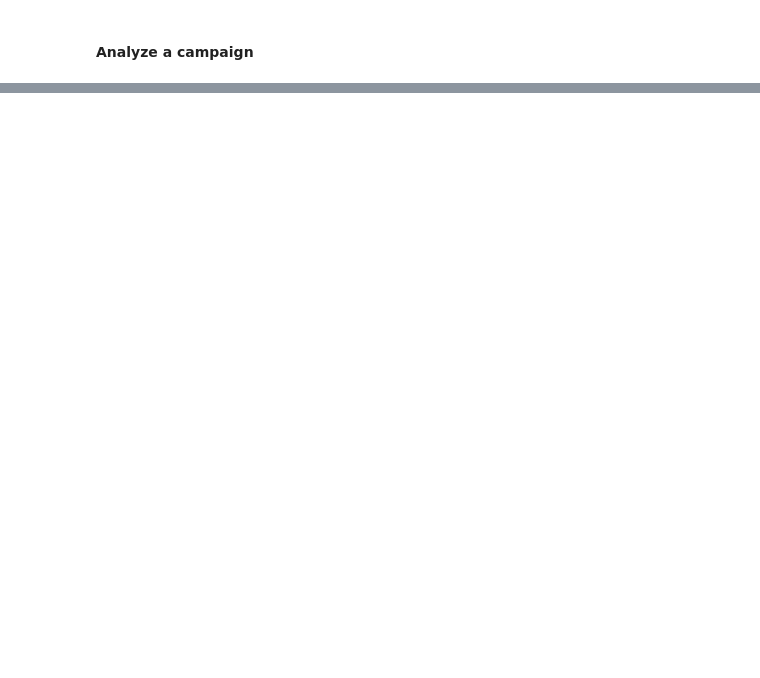
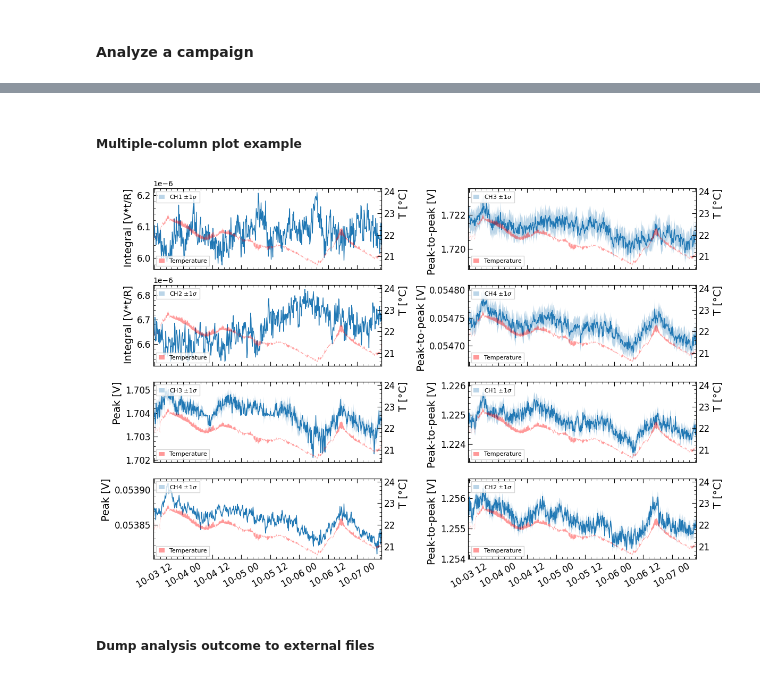
Before and after one commit to rtriozzi/pmana, a Jupyter notebook: notebooks/pmana_testdata.ipynb, the cells around one changed output, grey strips where cells are left out. Saved outputs shown, nothing was run; the diff lists cells and outputs as text; code cells hidden in the pictures; blank space fills up the shorter version.

```diff
--- a/notebooks/pmana_testdata.ipynb
+++ b/notebooks/pmana_testdata.ipynb
@@ -165,0 +164,70 @@ Output.head()
+# %% [markdown]
+##### Multiple-column plot example
+# %%
+fig, ax = plt.subplots(figsize=(6*2, 2.*4), ncols=2, nrows=4, layout='tight')
+
+# CH1
+ax[0, 0].plot(Output.Date, Output.Peak_CH1, lw=1)
+ax[0, 0].fill_between(Output.Date, Output.Peak_CH1-Output.Err_Peak_CH1,  Output.Peak_CH1+Output.Err_Peak_CH1, alpha=0.3, label='CH1 $\\pm1\\sigma$')
+pmana.utils.plotting.UpdateMatplotlibStyle(ax[0, 0], None, 'Integral [V*t/R]')
+ax[0, 0].set_xticklabels([])
+
+# CH2
+ax[1, 0].plot(Output.Date, Output.Peak_CH2, lw=1)
+ax[1, 0].fill_between(Output.Date, Output.Peak_CH2-Output.Err_Peak_CH2,  Output.Peak_CH2+Output.Err_Peak_CH2, alpha=0.3, label='CH2 $\\pm1\\sigma$')
+pmana.utils.plotting.UpdateMatplotlibStyle(ax[1, 0], None, 'Integral [V*t/R]')
+ax[1, 0].set_xticklabels([])
+
+# CH3
+ax[2, 0].plot(Output.Date, Output.Peak_CH3.astype(float), lw=1)
+ax[2, 0].fill_between(Output.Date, Output.Peak_CH3-Output.Err_Peak_CH3,  Output.Peak_CH3+Output.Err_Peak_CH3, alpha=0.3, label='CH3 $\\pm1\\sigma$')
+pmana.utils.plotting.UpdateMatplotlibStyle(ax[2, 0], None, 'Peak [V]')
+ax[2, 0].set_xticklabels([])
+
+# CH4
+ax[3, 0].plot(Output.Date, Output.Peak_CH4, lw=1)
+ax[3, 0].fill_between(Output.Date, Output.Peak_CH4-Output.Err_Peak_CH4,  Output.Peak_CH4+Output.Err_Peak_CH4, alpha=0.3, label='CH4 $\\pm1\\sigma$')
+pmana.utils.plotting.UpdateMatplotlibStyle(ax[3, 0], None, 'Peak [V]')
+
+# CH5
+ax[0, 1].plot(Output.Date, Output.Peak_CH5, lw=1)
+ax[0, 1].fill_between(Output.Date, Output.Peak_CH5-Output.Err_Peak_CH5,  Output.Peak_CH5+Output.Err_Peak_CH5, alpha=0.3, label='CH3 $\\pm1\\sigma$')
+pmana.utils.plotting.UpdateMatplotlibStyle(ax[0, 1], None, 'Peak-to-peak [V]')
+ax[0, 1].set_xticklabels([])
+
+# CH6
+ax[1, 1].plot(Output.Date, Output.Peak_CH6, lw=1)
+ax[1, 1].fill_between(Output.Date, Output.Peak_CH6-Output.Err_Peak_CH6,  Output.Peak_CH6+Output.Err_Peak_CH6, alpha=0.3, label='CH4 $\\pm1\\sigma$')
+pmana.utils.plotting.UpdateMatplotlibStyle(ax[1, 1], None, 'Peak-to-peak [V]')
+ax[1, 1].set_xticklabels([])
+
+# CH5
+ax[2, 1].plot(Output.Date, Output.Peak_CH7, lw=1)
+ax[2, 1].fill_between(Output.Date, Output.Peak_CH7-Output.Err_Peak_CH7,  Output.Peak_CH7+Output.Err_Peak_CH7, alpha=0.3, label='CH1 $\\pm1\\sigma$')
+pmana.utils.plotting.UpdateMatplotlibStyle(ax[2, 1], None, 'Peak-to-peak [V]')
+ax[2, 1].set_xticklabels([])
+
+# CH5
+ax[3, 1].plot(Output.Date, Output.Peak_CH8, lw=1)
+ax[3, 1].fill_between(Output.Date, Output.Peak_CH8-Output.Err_Peak_CH8,  Output.Peak_CH8+Output.Err_Peak_CH8, alpha=0.3, label='CH2 $\\pm1\\sigma$')
+pmana.utils.plotting.UpdateMatplotlibStyle(ax[3, 1], None, 'Peak-to-peak [V]')
+
+for row in ax:
+    for a in row:
+        # gfx
+        a.legend(frameon=True, fancybox=False, handlelength=1, fontsize=8, loc='upper left')
+        a.tick_params(axis='x', labelrotation=30)
+        a.set_xlim(Output['Date'].iloc[0], Output['Date'].iloc[-1])
+
+        # plot temperatures
+        a2 = a.twinx()
+        a2.fill_between(Temperatures.Date, y1=Temperatures.T1, y2=Temperatures.T2, fc='red', alpha=0.4, label='Temperature', zorder=-3)
+        pmana.utils.plotting.UpdateMatplotlibStyle(a2, None, 'T [°C]')
+        a2.legend(frameon=True, fancybox=False, handlelength=1, fontsize=8, loc='lower left')
+
+plt.show()
+fig.savefig(f"../plots/{TIME_RANGE}.png", dpi=300, bbox_inches='tight')
+# %% [output]
+[figure, added]
+# %% [markdown]
+##### Dump analysis outcome to external files
```
Also changed, not shown: parts of 15 cells of this notebook, 4 other files.
